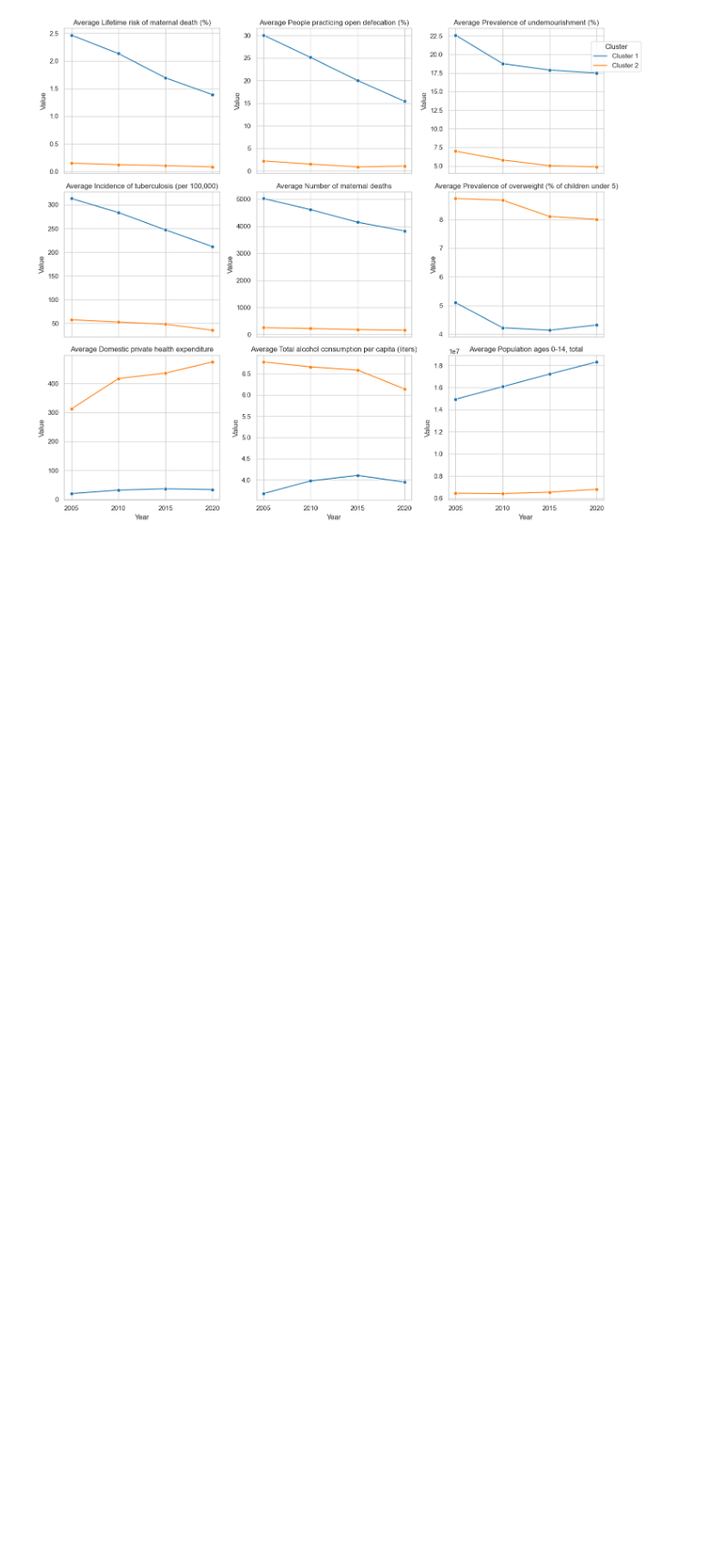
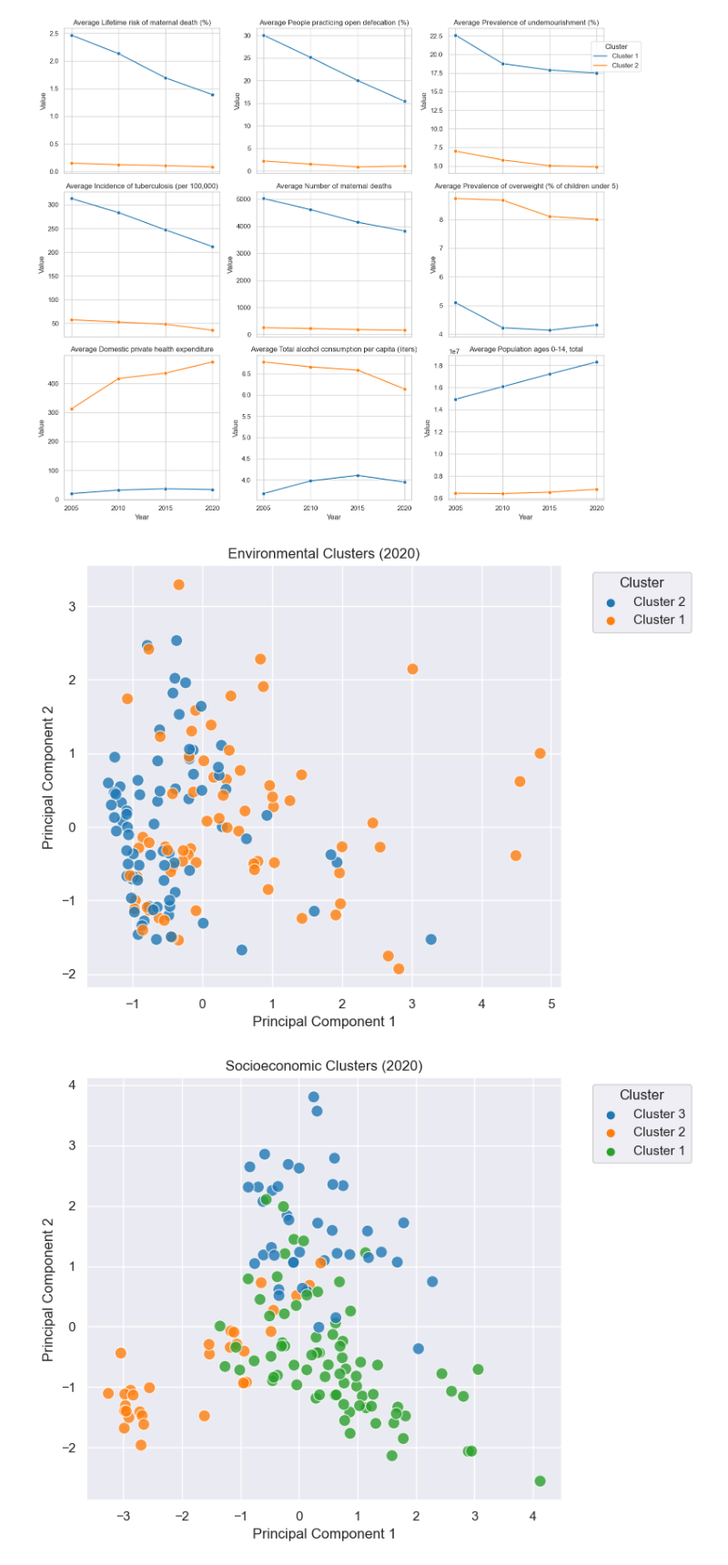
Before and after one commit to celineabra/Graduate-Project, a Jupyter notebook: Week 8 - Analysis/JC/k_means_visuals.ipynb, the cells around one changed output. Shown at 91% size. Saved outputs shown, nothing was run; the diff lists cells and outputs as text; code cells hidden in the pictures; blank space fills up the shorter version.

Commit message:
PCA to verify cluster analysis and table reformatting

```diff
--- a/Week 8 - Analysis/JC/k_means_visuals.ipynb
+++ b/Week 8 - Analysis/JC/k_means_visuals.ipynb
@@ -311,3 +311,76 @@ plt.show()
 # %% [output]
 [figure]
 [figure]
+# %%
+df = pd.read_excel('Group1Dataset - Filtered by Final Predicators with Cluster Label.xlsx')
+# %%
+import pandas as pd
+import seaborn as sns
+import matplotlib.pyplot as plt
+from sklearn.preprocessing import StandardScaler
+from sklearn.decomposition import PCA
+
+# === Configurable Parameter ===
+YEAR = 2020  # change this value to plot a different year
+
+# === Load Data ===
+mapping_df = pd.read_excel('Cluster Variables.xlsx')  # has ['Field Name','Category']
+
+# === Filter for the selected year ===
+df_year = df[df['Year'] == YEAR].copy()
+
+# === Build indicator lists per category dynamically ===
+health_cols = mapping_df[mapping_df['Category'] == 'Health']['Field Name'].tolist()
+socio_cols  = mapping_df[mapping_df['Category'] == 'Socio']['Field Name'].tolist()
+env_cols    = mapping_df[mapping_df['Category'] == 'Environmental']['Field Name'].tolist()
+
+# Retain only those actually present in df_year
+health_cols = [c for c in health_cols if c in df_year.columns]
+socio_cols  = [c for c in socio_cols  if c in df_year.columns]
+env_cols    = [c for c in env_cols    if c in df_year.columns]
+
+# === Seaborn Theme ===
+sns.set_theme()
+
+def plot_pca_2d(df_slice, feature_cols, cluster_col, title):
+    """
+    Performs PCA (2 components) on feature_cols, then plots PC1 vs PC2
+    colored by cluster_col.
+    """
+    sub = df_slice.dropna(subset=feature_cols + [cluster_col])
+    X = sub[feature_cols]
+
+    # Scale and PCA
+    X_scaled = StandardScaler().fit_transform(X)
+    pca = PCA(n_components=2)
+    comps = pca.fit_transform(X_scaled)
+
+    # Plotting DataFrame
+    plot_df = pd.DataFrame({
+        'PC1': comps[:, 0],
+        'PC2': comps[:, 1],
+        'Cluster': sub[cluster_col].astype(str),
+        'Country': sub['CountryShortName']
+    })
+
+    # 2D Scatter
+    plt.figure(figsize=(8, 6))
+    sns.scatterplot(
+        data=plot_df, x='PC1', y='PC2',
+        hue='Cluster', palette='tab10',
+        s=100, alpha=0.8
+    )
+    plt.title(f"{title} ({YEAR})")
+    plt.xlabel('Principal Component 1')
+    plt.ylabel('Principal Component 2')
+    plt.legend(title='Cluster', bbox_to_anchor=(1.05, 1), loc='upper left')
+    plt.tight_layout()
+    plt.show()
+
+# === Generate PCA plots ===
+plot_pca_2d(df_year, env_cols,   'env_cluster',   'Environmental Clusters')
+plot_pca_2d(df_year, socio_cols, 'socio_cluster', 'Socioeconomic Clusters')
+plot_pca_2d(df_year, health_cols,'health_cluster','Health Clusters')
+# %% [output]
+[figure, added]
+[figure, added]
```
Also changed, not shown: parts of 1 cell of this notebook, 14 other files.
